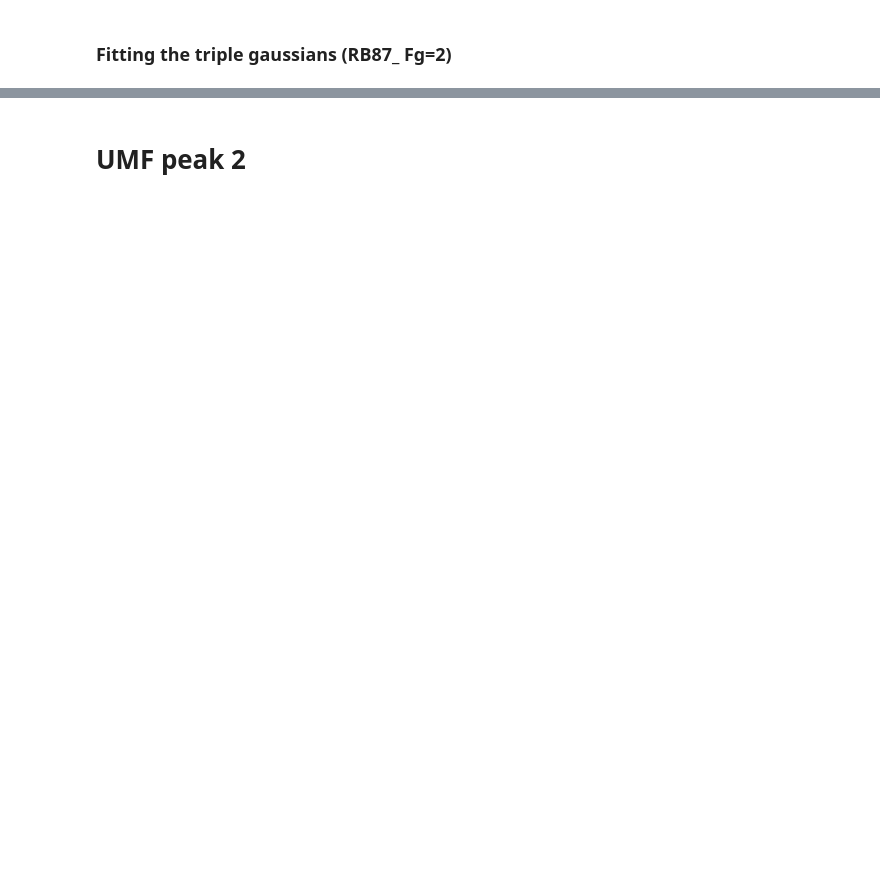
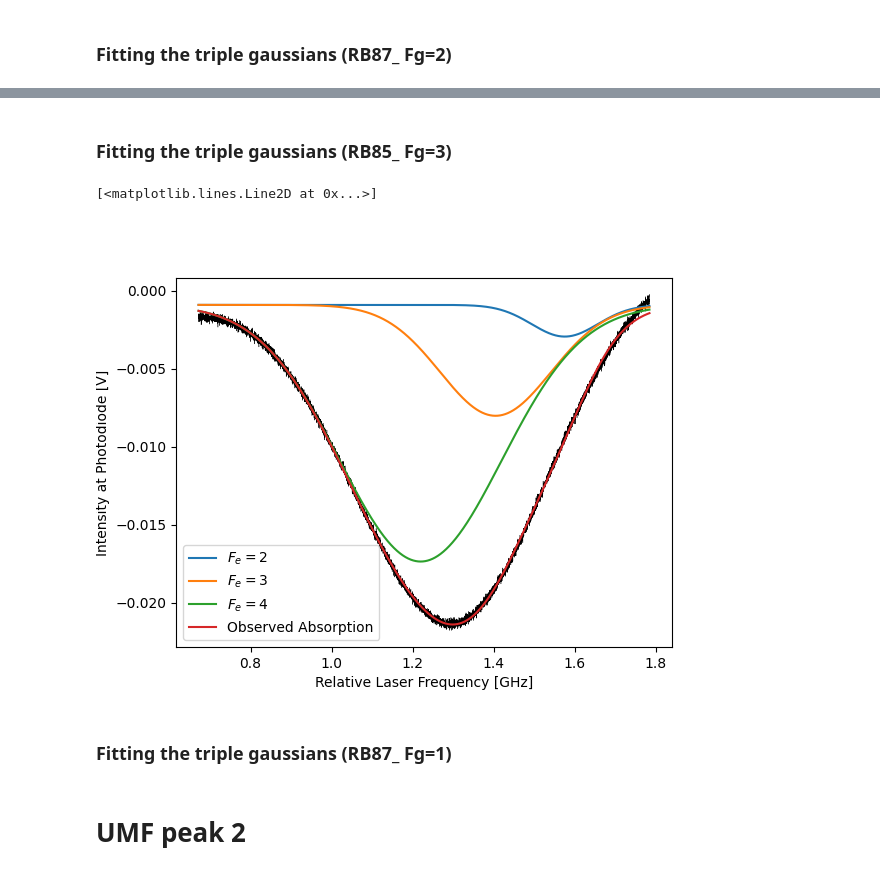
Before and after one commit to benjaminorthner/quantumlab, a Jupyter notebook: rb_spec/rb_spec.ipynb, the cells around one changed output, grey strips where cells are left out. Cells and saved outputs as stored; diff of their text form; code cells hidden in the pictures; blank space fills up the shorter version.

```diff
--- a/rb_spec/rb_spec.ipynb
+++ b/rb_spec/rb_spec.ipynb
@@ -224,0 +229,46 @@ plt.plot(xdata, ydata, linewidth=0.3, c='black')
+# %% [markdown]
+### Fitting the triple gaussians (RB85_ Fg=3)
+# %%
+plt.close()
+start_trim = 52000
+end_trim = 68000
+
+xdata = freq[start_trim:-end_trim]
+ydata = c2[start_trim:-end_trim]
+
+# Find peak
+peakIndex = np.where(ydata == min(ydata))[0][0]
+xPeak = xdata[peakIndex]
+
+# define fitting function
+A_ratios = [10, 35, 81]
+A_sum = np.sum(A_ratios)
+def tripleGaussian(x, A, f00, f01, f02, fD0, fD1, fD2, offset):
+    sum = - A * A_ratios[0]/A_sum  * np.exp(-4 * np.log(2) * pow((x - f00) / fD0, 2))
+    sum += - A * A_ratios[1]/A_sum * np.exp(-4 * np.log(2) * pow((x - f01) / fD1, 2))
+    sum += - A * A_ratios[2]/A_sum * np.exp(-4 * np.log(2) * pow((x - f02) / fD2, 2))
+
+    return sum + offset
+
+initialguess = 0.07/3, xPeak, xPeak, xPeak, 0.6, 0.6, 0.6, 0.003
+(A, f00, f01, f02, fD0, fD1, fD2, offset), _ = curve_fit(tripleGaussian, xdata, ydata, initialguess)
+yGaussian0 = gaussian(xdata, A * A_ratios[0]/A_sum, f00, fD0, offset)
+yGaussian1 = gaussian(xdata, A * A_ratios[1]/A_sum, f01, fD1, offset)
+yGaussian2 = gaussian(xdata, A * A_ratios[2]/A_sum, f02, fD2, offset)
+plt.plot(xdata, yGaussian0, zorder=100, label=r"$F_e = 2$")
+plt.plot(xdata, yGaussian1, zorder=100, label=r"$F_e = 3$")
+plt.plot(xdata, yGaussian2, zorder=100, label=r"$F_e = 4$")
+plt.plot(xdata, tripleGaussian(xdata, A, f00, f01, f02, fD0, fD1, fD2, offset), zorder=100, label="Observed Absorption")
+
+# fitting and plotting
+
+plt.legend()
+plt.ylabel("Intensity at Photodiode [V]")
+plt.xlabel("Relative Laser Frequency [GHz]")
+
+plt.plot(xdata, ydata, linewidth=0.3, c='black')
+# %% [output]
+[<matplotlib.lines.Line2D at 0x...>]
+[figure, added]
+# %% [markdown]
+### Fitting the triple gaussians (RB87_ Fg=1)
```
Also changed, not shown: parts of 11 cells of this notebook.
